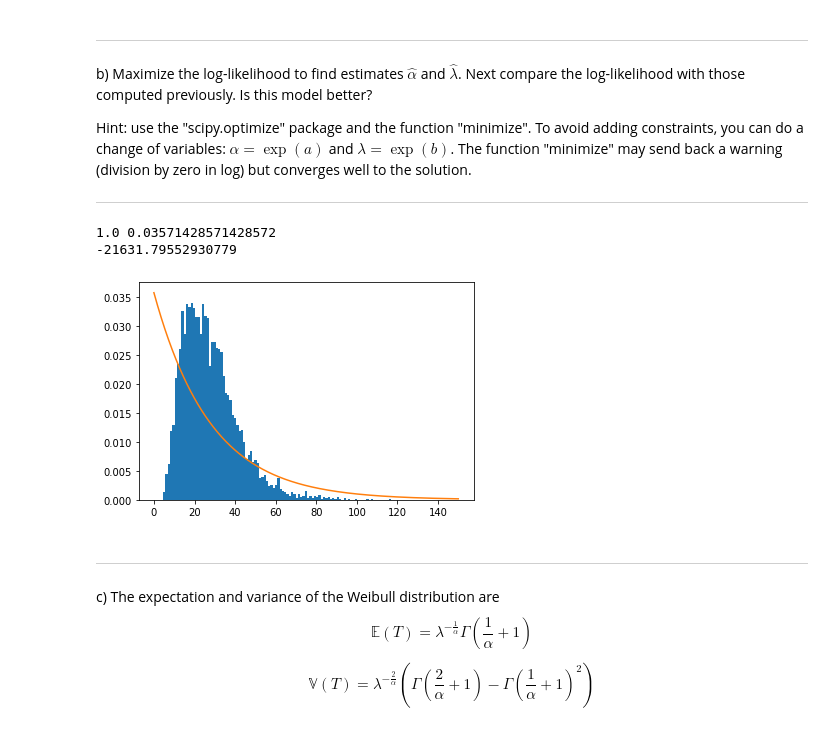
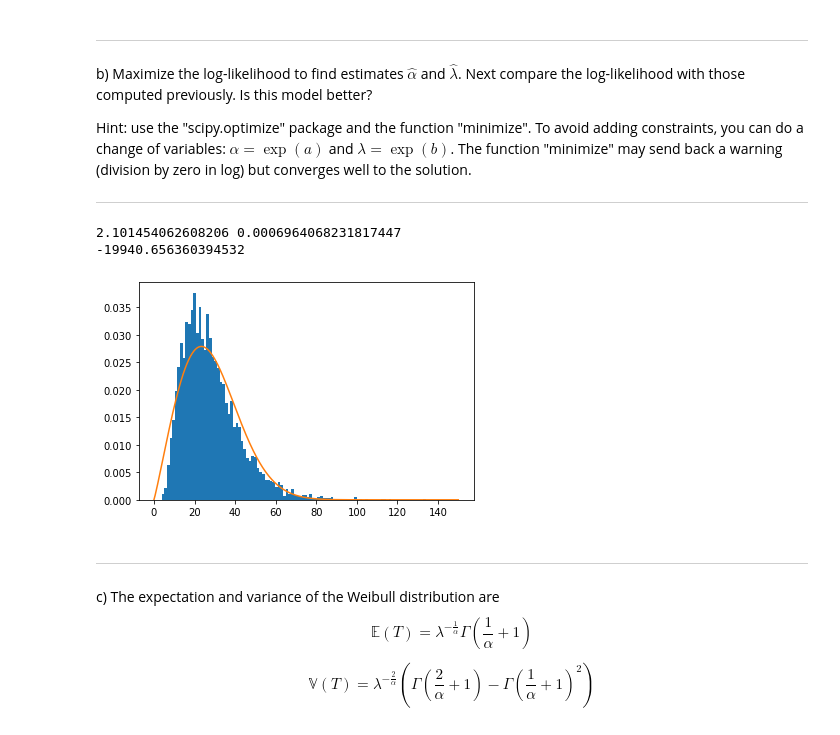
Before and after one commit to tsonnet/hackathon-mayo, a Jupyter notebook: Hackathon1.ipynb, the cells around one changed output. Cells and saved outputs as stored; diff of their text form; code cells hidden in the pictures.

```diff
--- a/Hackathon1.ipynb
+++ b/Hackathon1.ipynb
@@ -188,0 +167,31 @@ plt.show()
+# %%
+def density(args, sample):
+    """
+    Returns the probability density of a Weibull distribution of a precise assembly time, given a set of alpha and gamma parameters.
+
+    :param args: tuple (alpha, gamma) containing the two parameters alpha and gamma needed for the density function
+    :param sample: int/float (or numpy.array of int/float) containing an assembly time (or a set of times) to compute the density of
+    :returns: float (or numpy.array of float) value(s) equal to the density of the time (or set of times) given those parameters
+    """
+    return args[1]*args[0]*(sample**(args[0]-1))*(np.exp(-args[1]*(sample**args[0])))
+
+def log_likelihood(args, sample):
+    """
+    Returns the log-likelihood value of a density function on a weibull distribution, given a set of alpha and gamma parameters and a sample of assembly times
+
+    :param args: tuple (alpha, gamma) containing the two parameters alpha and gamma needed for the density function
+    :param sample: numpy.array of int/float containing a set of assembly times t compute the log-likelihood of
+    :returns: float value equal to the log-likelihood of the sample of times given those parameters
+    """
+    dens = density(args, sample)
+    return np.sum(np.log(dens))
+
+x = np.linspace(0, 150, 500)
+f = density((1, 1/28), x)
+l = log_likelihood((1, 1/28), time)
+print(l)
+plt.plot(x, f)
+plt.show()
+
+# results = total_likelihood([1, 2, 4], [1/28, 2/28, 3/28], 200)
+# print(results)
@@ -197,26 +209,26 @@ Hint: use the "scipy.optimize" package and the function "minimize". To avoid add
 # %%
 from scipy.optimize import minimize
 
 def density_modified(args, sample):
-    return np.exp(args[1])*np.exp(args[0])*(data**np.exp(args[0]-1))*(np.exp(-np.exp(args[1])*(data**np.exp(args[0]))))
+    return np.exp(args[1])*np.exp(args[0])*(sample**(np.exp(args[0])-1))*(np.exp(-np.exp(args[1])*(sample**np.exp(args[0]))))
 
 def log_likelihood_modified(args, sample):
     dens = density_modified(args, sample)
     return -np.sum(np.log(dens))
 
 opti = minimize(log_likelihood_modified, (np.log(1), np.log(1/28)), args=time)
 opti_alpha = np.exp(opti.x[0])
 opti_gamma = np.exp(opti.x[1])
 print(opti_alpha, opti_gamma)
 print(log_likelihood((opti_alpha, opti_gamma), time))
 
 plt.hist(time, bins = 100, density = True)
 plt.plot(x, density((opti_alpha, opti_gamma), x))
 plt.show()
 # %% [output]
-1.0 0.03571428571428572
--21631.79552930779
+2.101454062608206 0.0006964068231817447
+-19940.656360394532
-[figure, old version]
+[figure, new version]
 # %% [markdown]
 ------------------------------------------------------------------------------------------------------
 
```
Also changed, not shown: parts of 5 cells of this notebook, 1 other file.
